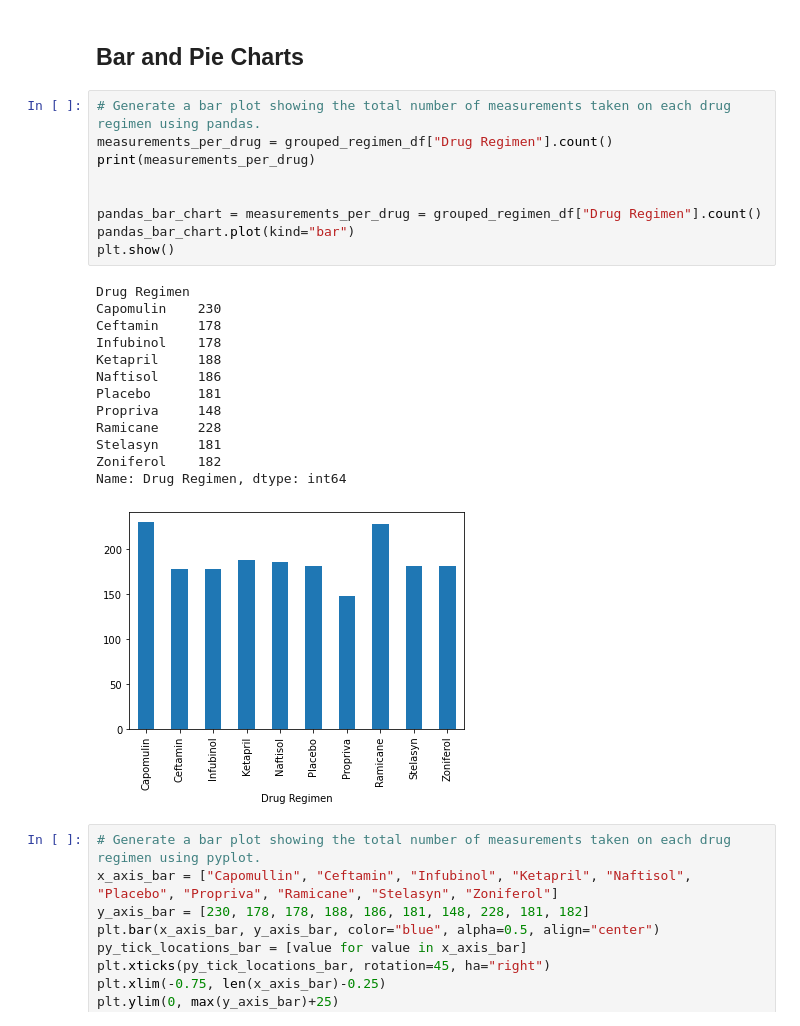
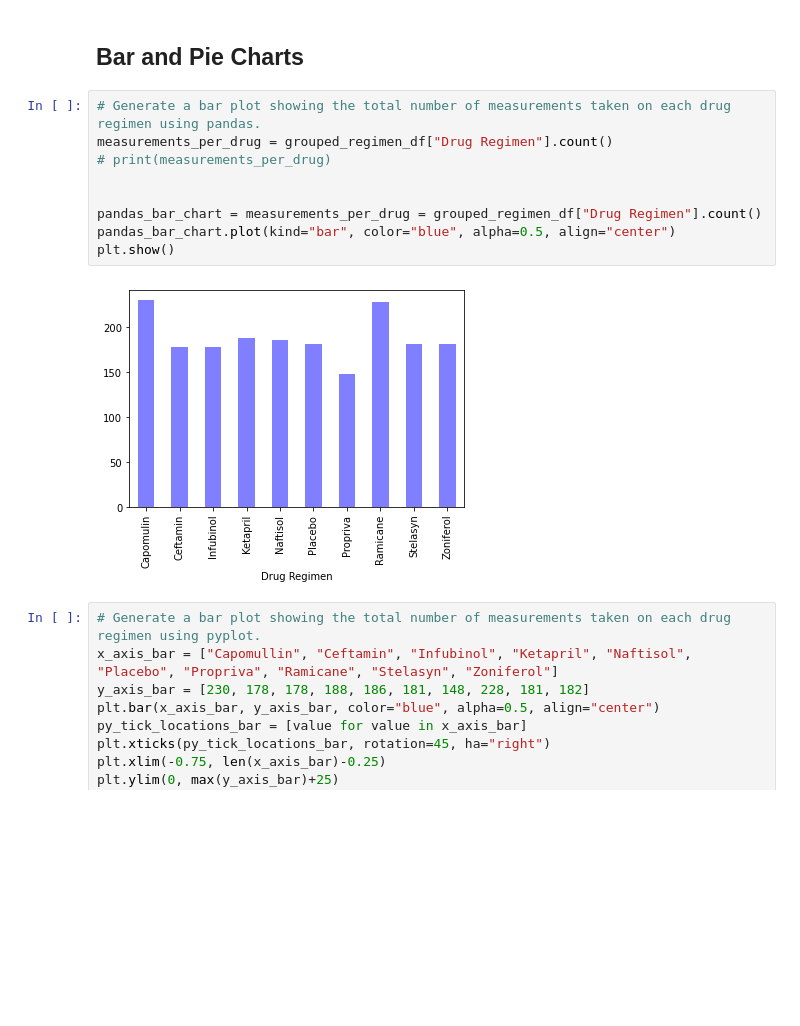
Before and after one commit to corriethomas/Matplotlib-Challenge, a Jupyter notebook: Matplotlib-Starter-Notebook.ipynb, the cells around one changed output. Cells and saved outputs as stored; diff of their text form; blank space fills up the shorter version.

```diff
--- a/Matplotlib-Starter-Notebook.ipynb
+++ b/Matplotlib-Starter-Notebook.ipynb
@@ -188,26 +188,14 @@ agg_df
 # %%
 # Generate a bar plot showing the total number of measurements taken on each drug regimen using pandas.
 measurements_per_drug = grouped_regimen_df["Drug Regimen"].count()
-print(measurements_per_drug)
+# print(measurements_per_drug)
 
 
 pandas_bar_chart = measurements_per_drug = grouped_regimen_df["Drug Regimen"].count()
-pandas_bar_chart.plot(kind="bar")
+pandas_bar_chart.plot(kind="bar", color="blue", alpha=0.5, align="center")
 plt.show()
 # %% [output]
-Drug Regimen
-Capomulin    230
-Ceftamin     178
-Infubinol    178
-Ketapril     188
-Naftisol     186
-Placebo      181
-Propriva     148
-Ramicane     228
-Stelasyn     181
-Zoniferol    182
-Name: Drug Regimen, dtype: int64
-[figure, old version]
+[figure, new version]
 # %%
 # Generate a bar plot showing the total number of measurements taken on each drug regimen using pyplot.
 x_axis_bar = ["Capomullin", "Ceftamin", "Infubinol", "Ketapril", "Naftisol", "Placebo", "Propriva", "Ramicane", "Stelasyn", "Zoniferol"]
```
Also changed, not shown: parts of 1 cell of this notebook.
